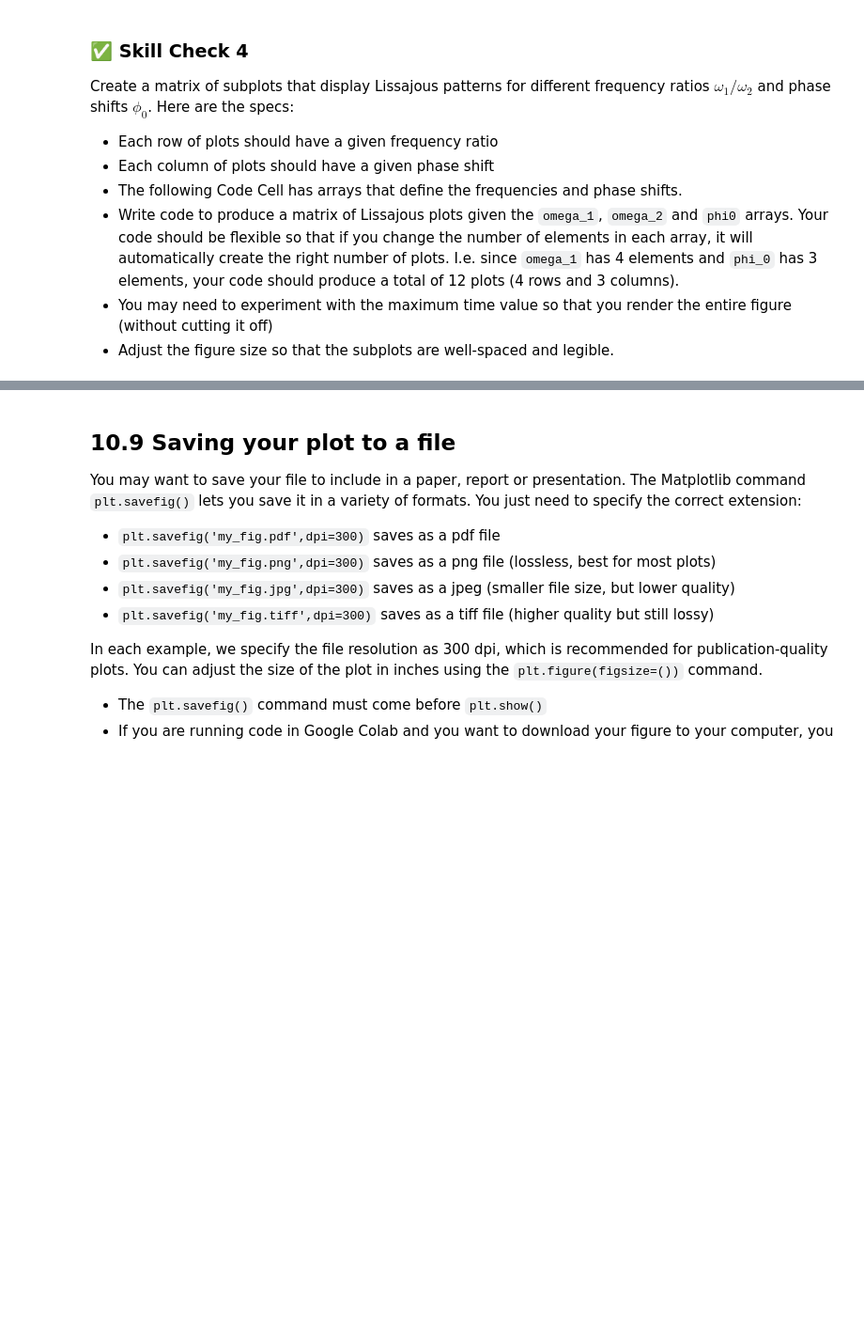
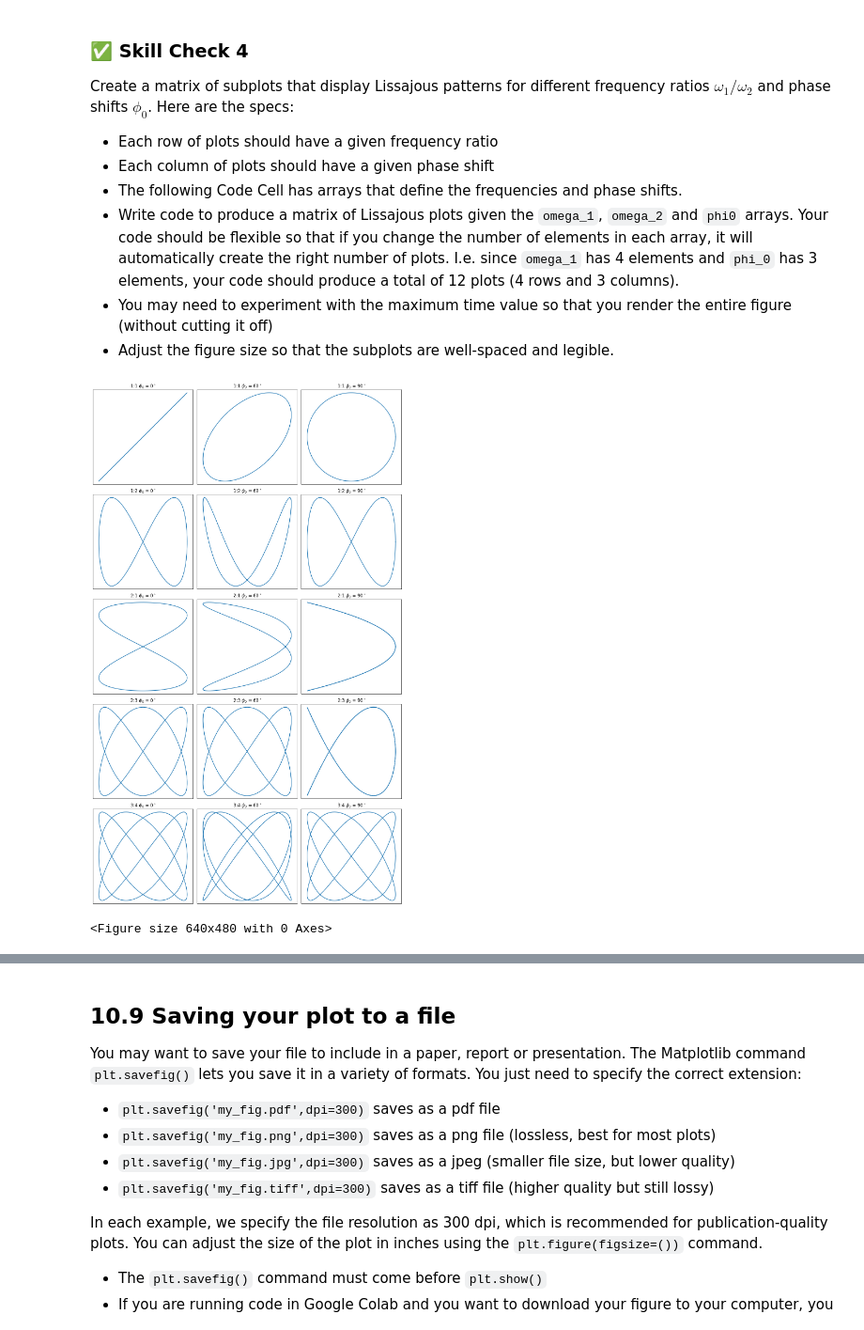
Before and after one commit to javierriveroiglesias-design/Computational-Physics, a Jupyter notebook: Python_Tutorials/Chapter_10_2D_Plots_Part_1.ipynb, the cells around one changed output, grey strips where cells are left out. Shown at 94% size. Cells and saved outputs as stored; diff of their text form; code cells hidden in the pictures; blank space fills up the shorter version.

```diff
--- a/Python_Tutorials/Chapter_10_2D_Plots_Part_1.ipynb
+++ b/Python_Tutorials/Chapter_10_2D_Plots_Part_1.ipynb
@@ -572,0 +565,50 @@ omega_2 = [1, 2, 1, 3, 4]       # angular frequency of signal 2
+# %%
+import matplotlib.pyplot as plt
+import numpy as np
+from math import gcd
+from google.colab import files
+
+phase = [0, np.pi/3, np.pi/2]
+
+omega_1_list = [1, 1, 2, 2, 3]
+omega_2_list = [1, 2, 1, 3, 4]
+
+num_rows = len(omega_1_list)
+num_cols = len(phase)
+
+
+plt.figure(figsize=(num_cols * 4, num_rows * 4))
+
+for i in range(num_rows):
+    current_omega_1 = omega_1_list[i]
+    current_omega_2 = omega_2_list[i]
+
+    common_divisor = gcd(current_omega_1, current_omega_2)
+    tmax = 2 * np.pi / common_divisor
+    t = np.linspace(0, tmax, 500)
+
+    for j in range(num_cols):
+        current_phi0 = phase[j]
+
+
+        x = np.sin(current_omega_1 * t + current_phi0)
+        y = np.sin(current_omega_2 * t)
+
+        plot_index = i * num_cols + j + 1
+        plt.subplot(num_rows, num_cols, plot_index)
+        plt.plot(x, y)
+        plt.axis('equal')
+        plt.xticks([])
+        plt.yticks([])
+        phi0_deg = np.rad2deg(current_phi0)
+        plt.title(rf'{current_omega_1}:{current_omega_2} $\phi_0$ = {phi0_deg:.0f}$^\circ$')
+plt.tight_layout()
+plt.show()
+
+filename = 'patterns.png'
+plt.savefig(filename, dpi=300)
+plt.show()
+files.download(filename)
+# %% [output]
+[figure, added]
+<Figure size 640x480 with 0 Axes>
```
Also changed, not shown: parts of 2 cells of this notebook.
